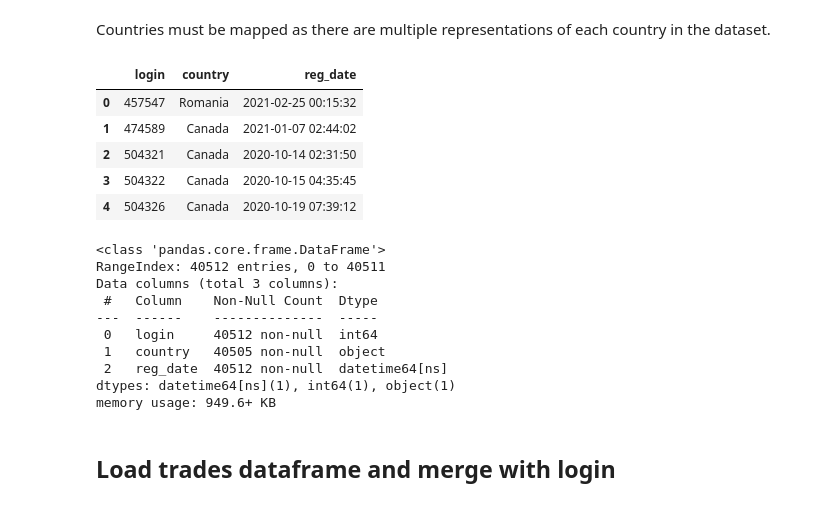
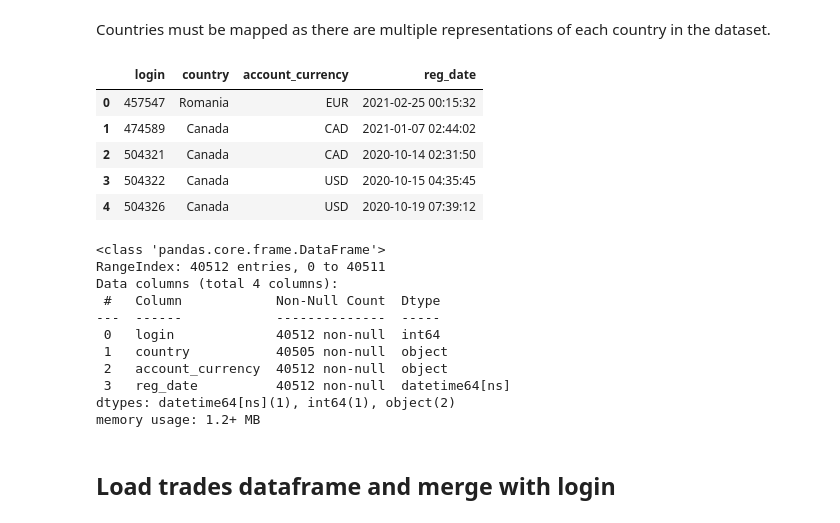
Before and after one commit to CommonCrayon/CapstoneProject, a Jupyter notebook: FeatureEngineeringNew.ipynb, the cells around one changed output. Saved outputs shown, nothing was run; the diff lists cells and outputs as text; code cells hidden in the pictures.

Commit message:
Updated Feature Engineering to add currency to dataset

```diff
--- a/FeatureEngineeringNew.ipynb
+++ b/FeatureEngineeringNew.ipynb
@@ -214,36 +214,34 @@ country_mapping = {
 }
 # %%
 # Read the CSV file into a DataFrame
-login_dataframe = pd.read_csv("login.csv")
+login_dataframe = pd.read_csv("Dataset/login.csv")
 
 # Remap the 'country' column using the country_mapping dictionary
 login_dataframe['country'] = login_dataframe['country'].map(country_mapping).fillna(login_dataframe['country'])
 login_dataframe['reg_date'] = pd.to_datetime(login_dataframe['reg_date'], unit='s')
 
-# Remove the 'account_currency' columns
-login_dataframe.drop(columns=['account_currency'], inplace=True)
-
 login_dataframe.head()
 # %% [output]
-|  | login | country | reg_date |
-| 0 | 457547 | Romania | 2021-02-25 00:15:32 |
-| 1 | 474589 | Canada | 2021-01-07 02:44:02 |
-| 2 | 504321 | Canada | 2020-10-14 02:31:50 |
-| 3 | 504322 | Canada | 2020-10-15 04:35:45 |
-| 4 | 504326 | Canada | 2020-10-19 07:39:12 |
+|  | login | country | account_currency | reg_date |
+| 0 | 457547 | Romania | EUR | 2021-02-25 00:15:32 |
+| 1 | 474589 | Canada | CAD | 2021-01-07 02:44:02 |
+| 2 | 504321 | Canada | CAD | 2020-10-14 02:31:50 |
+| 3 | 504322 | Canada | USD | 2020-10-15 04:35:45 |
+| 4 | 504326 | Canada | USD | 2020-10-19 07:39:12 |
 # %%
 login_dataframe.info()
 # %% [output]
 <class 'pandas.core.frame.DataFrame'>
 RangeIndex: 40512 entries, 0 to 40511
-Data columns (total 3 columns):
- #   Column    Non-Null Count  Dtype
----  ------    --------------  -----
- 0   login     40512 non-null  int64
- 1   country   40505 non-null  object
- 2   reg_date  40512 non-null  datetime64[ns]
-dtypes: datetime64[ns](1), int64(1), object(1)
-memory usage: 949.6+ KB
+Data columns (total 4 columns):
+ #   Column            Non-Null Count  Dtype
+---  ------            --------------  -----
+ 0   login             40512 non-null  int64
+ 1   country           40505 non-null  object
+ 2   account_currency  40512 non-null  object
+ 3   reg_date          40512 non-null  datetime64[ns]
+dtypes: datetime64[ns](1), int64(1), object(2)
+memory usage: 1.2+ MB
 # %% [markdown]
 ## Load trades dataframe and merge with login
 # %% [markdown]
```
Also changed, not shown: parts of 8 cells of this notebook, 1 other file.
